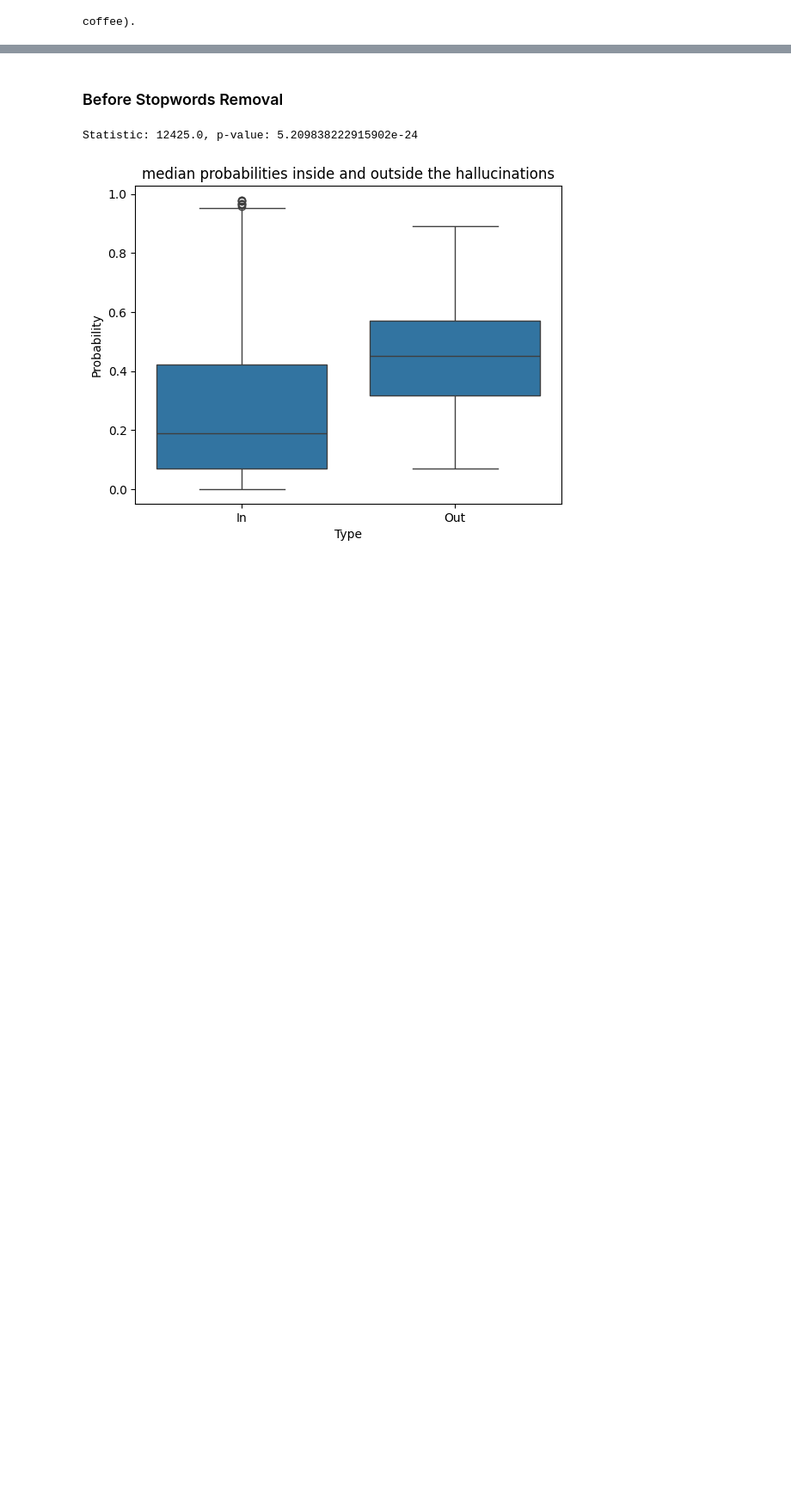
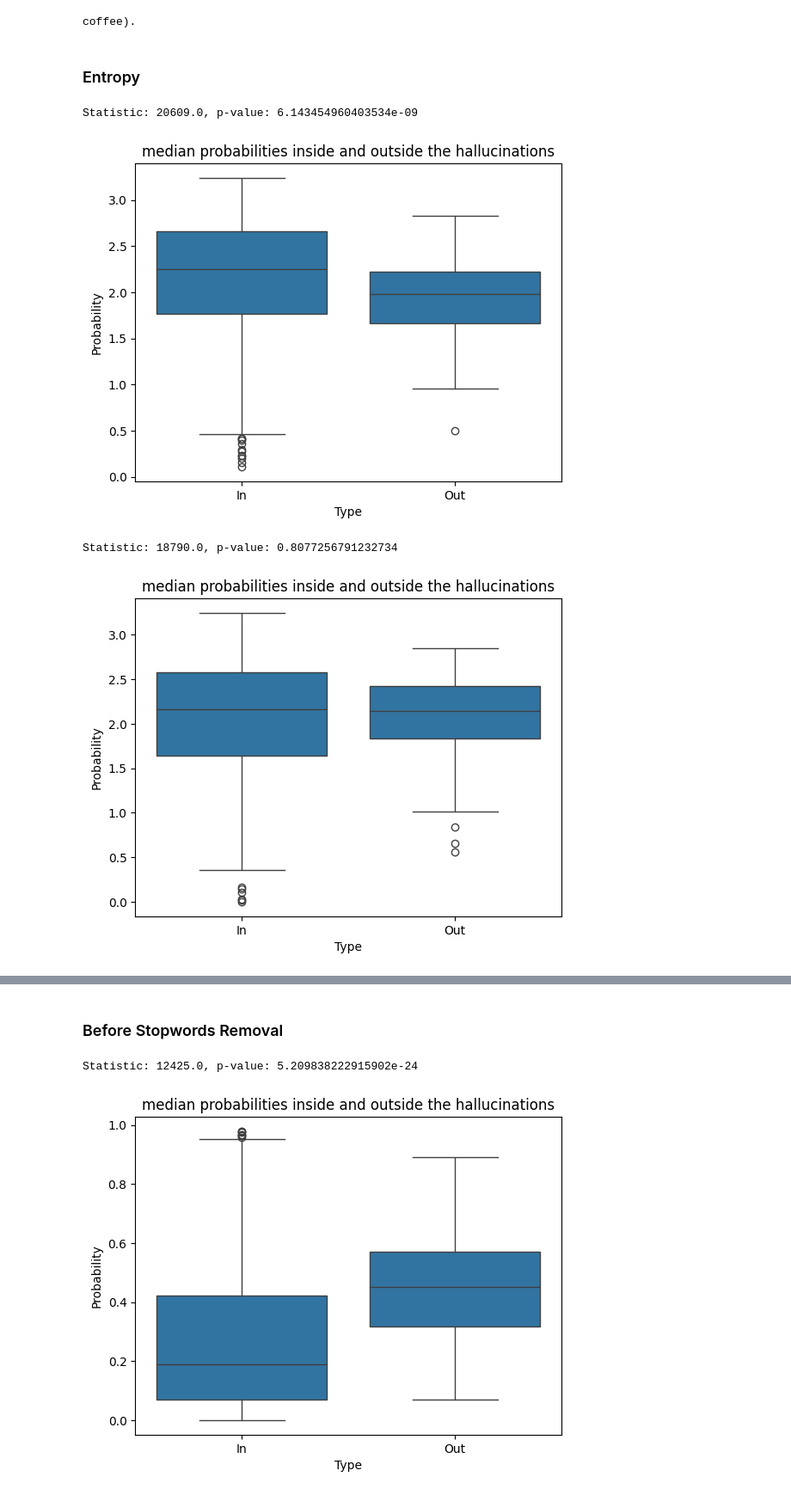
Before and after one commit to maayan-aytek/HallucinationsLLM, a Jupyter notebook: EDA.ipynb, the cells around one changed output, grey strips where cells are left out. Shown at 86% size. Saved outputs shown, nothing was run; the diff lists cells and outputs as text; code cells hidden in the pictures; blank space fills up the shorter version.

```diff
--- a/EDA.ipynb
+++ b/EDA.ipynb
@@ -375,3 +377,13 @@ def statistical_test(agg_metric, df, temps, demo=False):
     sns.boxplot(x='Type', y='Probability', data=data_melted)
     plt.title(f"{agg_metric} probabilities inside and outside the hallucinations")
     plt.show()
+# %% [markdown]
+### Entropy
+# %%
+statistical_test(agg_metric="median", df=df, temps=[0.8, 0.9, 1])
+statistical_test(agg_metric="median", df=df, temps=[0.8, 0.9, 1], demo=True)
+# %% [output]
+Statistic: 20609.0, p-value: 6.143454960403534e-09
+[figure, added]
+Statistic: 18790.0, p-value: 0.8077256791232734
+[figure, added]
```
Also changed, not shown: parts of 27 cells of this notebook, 1 other file.
